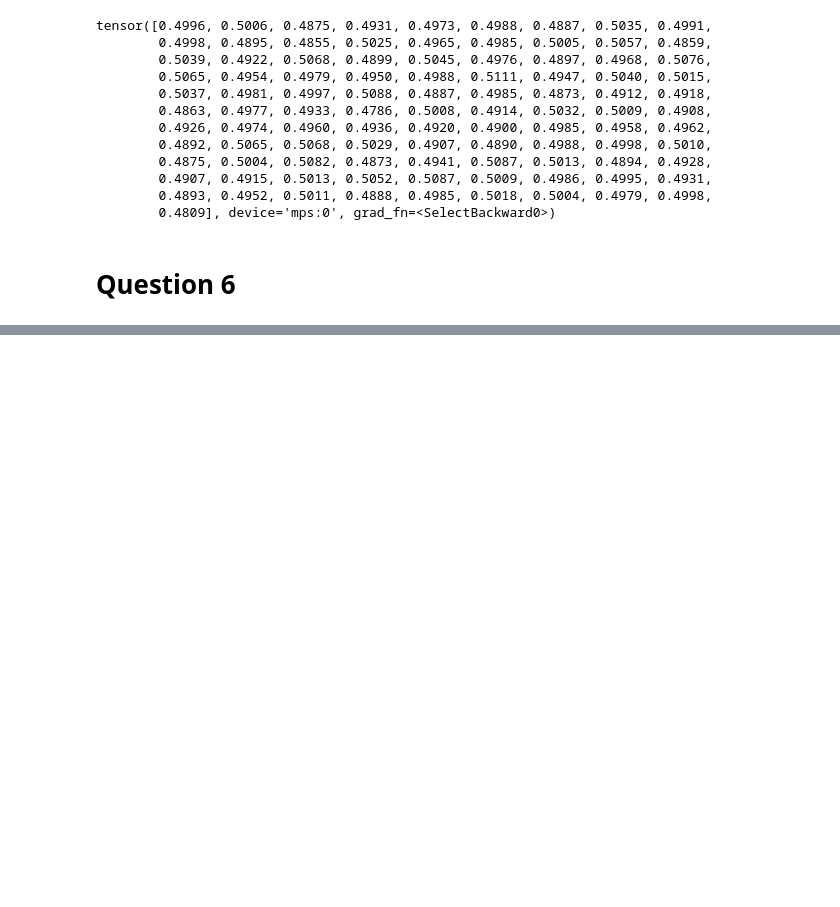
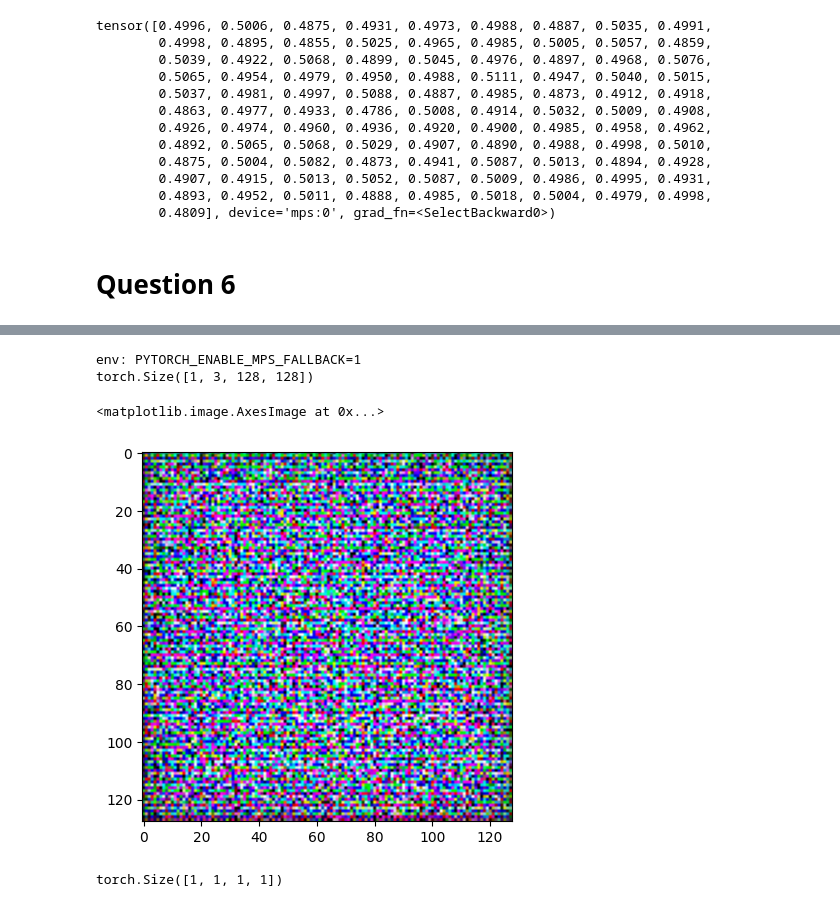
Before and after one commit to dont-text-me/PADL-assessment, a Jupyter notebook: padl.ipynb, the cells around one changed output, grey strips where cells are left out. Saved outputs shown, nothing was run; the diff lists cells and outputs as text; code cells hidden in the pictures; blank space fills up the shorter version.

```diff
--- a/padl.ipynb
+++ b/padl.ipynb
@@ -587,0 +586,7 @@ tensor([0.4996, 0.5006, 0.4875, 0.4931, 0.4973, 0.4988, 0.4887, 0.5035, 0.4991,
+# %%
+batch_size = 10
+nz = 100  # Size of z latent vector (i.e. size of generator input)
+ngf = 256  # Size of feature maps in generator
+ndf = 32  # Size of feature maps in discriminator
+lr = 0.0002  # Learning rate for optimizers
+beta1 = 0.5  # Beta1 hyperparam for Adam optimizers
@@ -587,0 +648,13 @@ tensor([0.4996, 0.5006, 0.4875, 0.4931, 0.4973, 0.4988, 0.4887, 0.5035, 0.4991,
+# %%
+%env PYTORCH_ENABLE_MPS_FALLBACK=1
+random_z = torch.rand(1, nz, 1, 1).to("mps")
+random_out = netG(random_z)
+print(random_out.shape)
+plt.imshow(
+    random_out.squeeze(0).squeeze(0).permute(1, 2, 0).clamp(0, 1).cpu().detach().numpy()
+)
+# %% [output]
+env: PYTORCH_ENABLE_MPS_FALLBACK=1
+torch.Size([1, 3, 128, 128])
+<matplotlib.image.AxesImage at 0x...>
+[figure, added]
@@ -587,0 +695,6 @@ tensor([0.4996, 0.5006, 0.4875, 0.4931, 0.4973, 0.4988, 0.4887, 0.5035, 0.4991,
+# %%
+random_z = torch.rand(1, nz, 1, 1).to("mps")
+random_out = netG(random_z)
+netD(random_out).shape
+# %% [output]
+torch.Size([1, 1, 1, 1])
```
Also changed, not shown: parts of 20 cells of this notebook, 2 other files.
